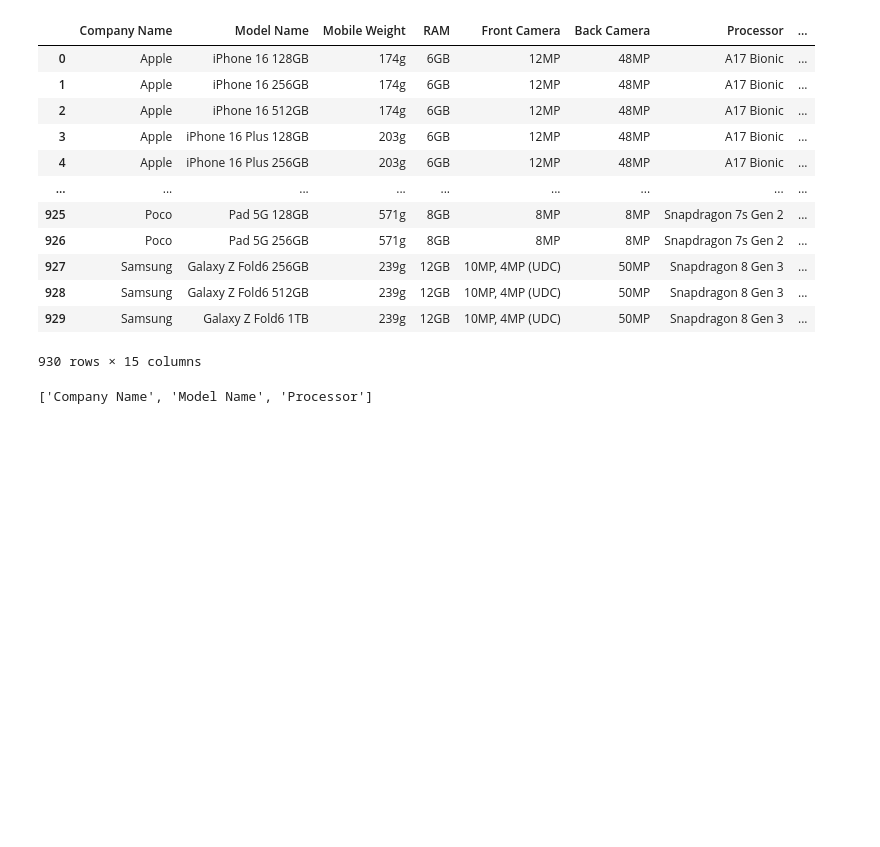
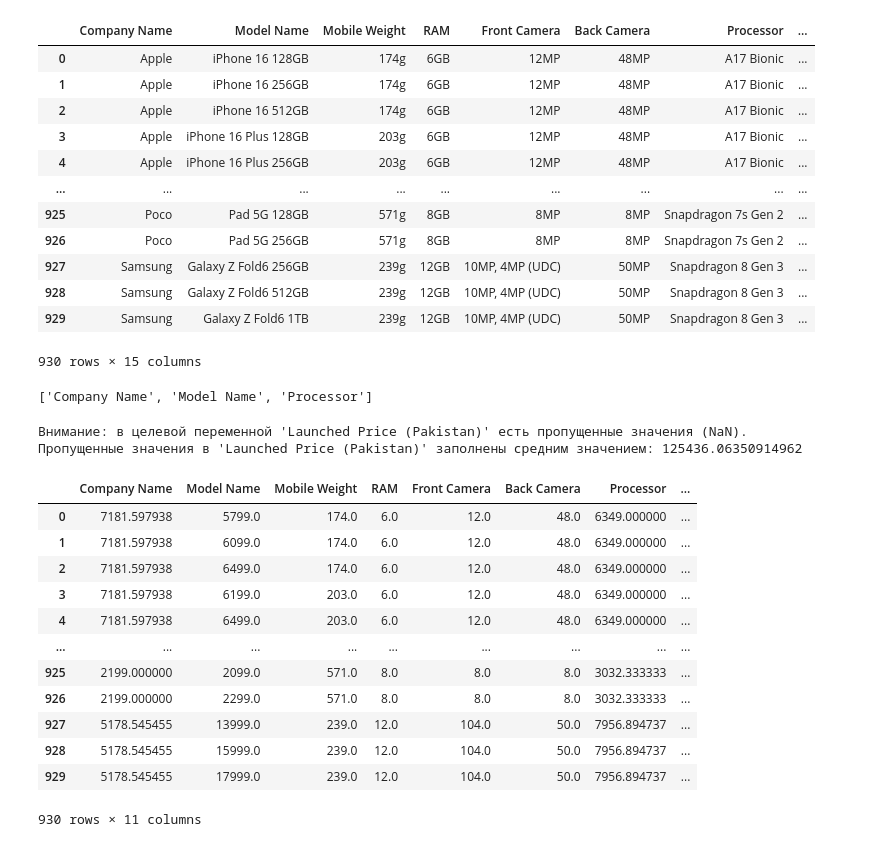
Before and after one commit to IamGuts/Stronghold_of_digital_martyrdom, a Jupyter notebook: Projects/Modile Dataset/Modile_data.ipynb, the cells around one changed output. Saved outputs shown, nothing was run; the diff lists cells and outputs as text; code cells hidden in the pictures; blank space fills up the shorter version.

```diff
--- a/Projects/Modile Dataset/Modile_data.ipynb
+++ b/Projects/Modile Dataset/Modile_data.ipynb
@@ -155,2 +147,20 @@ categorial
 # %% [output]
 ['Company Name', 'Model Name', 'Processor']
+# %%
+data_set= {
+    'Pakistan' : df.drop(
+        ['Launched Price (India)','Launched Price (China)','Launched Price (USA)','Launched Price (Dubai)'],
+            axis = 1),
+    'India' : df.drop(
+        ['Launched Price (China)','Launched Price (USA)','Launched Price (Dubai)','Launched Price (Pakistan)'],
+            axis = 1),
+    'China' : df.drop(
+        ['Launched Price (India)','Launched Price (USA)','Launched Price (Dubai)','Launched Price (Pakistan)'],
+            axis = 1),
+    'USA' : df.drop(
+        ['Launched Price (India)','Launched Price (China)','Launched Price (Dubai)','Launched Price (Pakistan)'],
+            axis = 1),
+    'Dubai' : df.drop(
+        ['Launched Price (India)','Launched Price (China)','Launched Price (USA)','Launched Price (Pakistan)'],
+            axis = 1)
+}
@@ -156,0 +223,23 @@ categorial
+# %%
+
+# Применяем функцию к data_set
+data_set_encoded = target_encode_dataset(data_set, categorical_features)
+# %% [output]
+Внимание: в целевой переменной 'Launched Price (Pakistan)' есть пропущенные значения (NaN).
+Пропущенные значения в 'Launched Price (Pakistan)' заполнены средним значением: 125436.06350914962
+# %%
+data_set['China']
+# %% [output]
+|  | Company Name | Model Name | Mobile Weight | RAM | Front Camera | Back Camera | Processor | ... |
+| 0 | 7181.597938 | 5799.0 | 174.0 | 6.0 | 12.0 | 48.0 | 6349.000000 | ... |
+| 1 | 7181.597938 | 6099.0 | 174.0 | 6.0 | 12.0 | 48.0 | 6349.000000 | ... |
+| 2 | 7181.597938 | 6499.0 | 174.0 | 6.0 | 12.0 | 48.0 | 6349.000000 | ... |
+| 3 | 7181.597938 | 6199.0 | 203.0 | 6.0 | 12.0 | 48.0 | 6349.000000 | ... |
+| 4 | 7181.597938 | 6499.0 | 203.0 | 6.0 | 12.0 | 48.0 | 6349.000000 | ... |
+| ... | ... | ... | ... | ... | ... | ... | ... | ... |
+| 925 | 2199.000000 | 2099.0 | 571.0 | 8.0 | 8.0 | 8.0 | 3032.333333 | ... |
+| 926 | 2199.000000 | 2299.0 | 571.0 | 8.0 | 8.0 | 8.0 | 3032.333333 | ... |
+| 927 | 5178.545455 | 13999.0 | 239.0 | 12.0 | 104.0 | 50.0 | 7956.894737 | ... |
+| 928 | 5178.545455 | 15999.0 | 239.0 | 12.0 | 104.0 | 50.0 | 7956.894737 | ... |
+| 929 | 5178.545455 | 17999.0 | 239.0 | 12.0 | 104.0 | 50.0 | 7956.894737 | ... |
+930 rows × 11 columns
```
Also changed, not shown: parts of 5 cells of this notebook.
